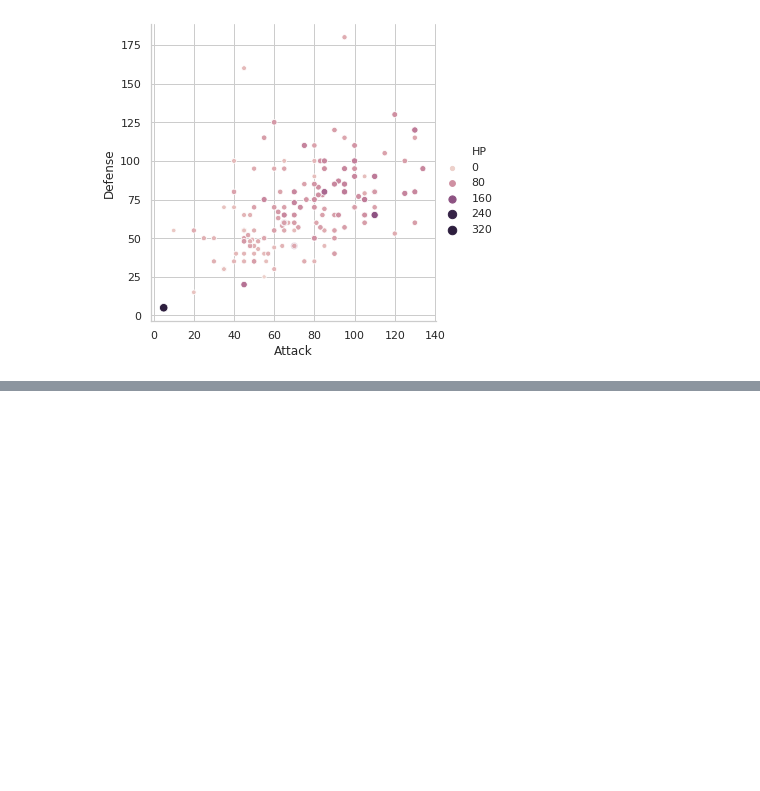
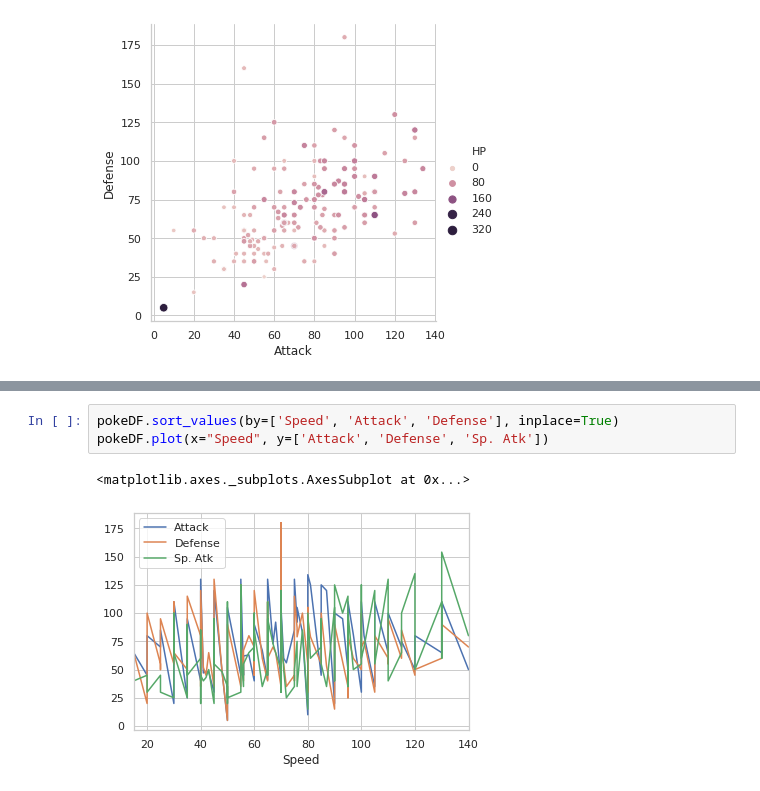
Before and after one commit to ta-data-mex/lab-matplotlib-seaborn, a Jupyter notebook: Dataviz1.ipynb, the cells around one changed output, grey strips where cells are left out. Saved outputs shown, nothing was run; the diff lists cells and outputs as text; blank space fills up the shorter version.

```diff
--- a/Dataviz1.ipynb
+++ b/Dataviz1.ipynb
@@ -270,0 +275,6 @@ seaborn.relplot(x='Attack', y='Defense', hue='HP', size='HP', data=pokeDF)
+# %%
+pokeDF.sort_values(by=['Speed', 'Attack', 'Defense'], inplace=True)
+pokeDF.plot(x="Speed", y=['Attack', 'Defense', 'Sp. Atk'])
+# %% [output]
+<matplotlib.axes._subplots.AxesSubplot at 0x...>
+[figure, added]
```
Also changed, not shown: parts of 16 cells of this notebook.
